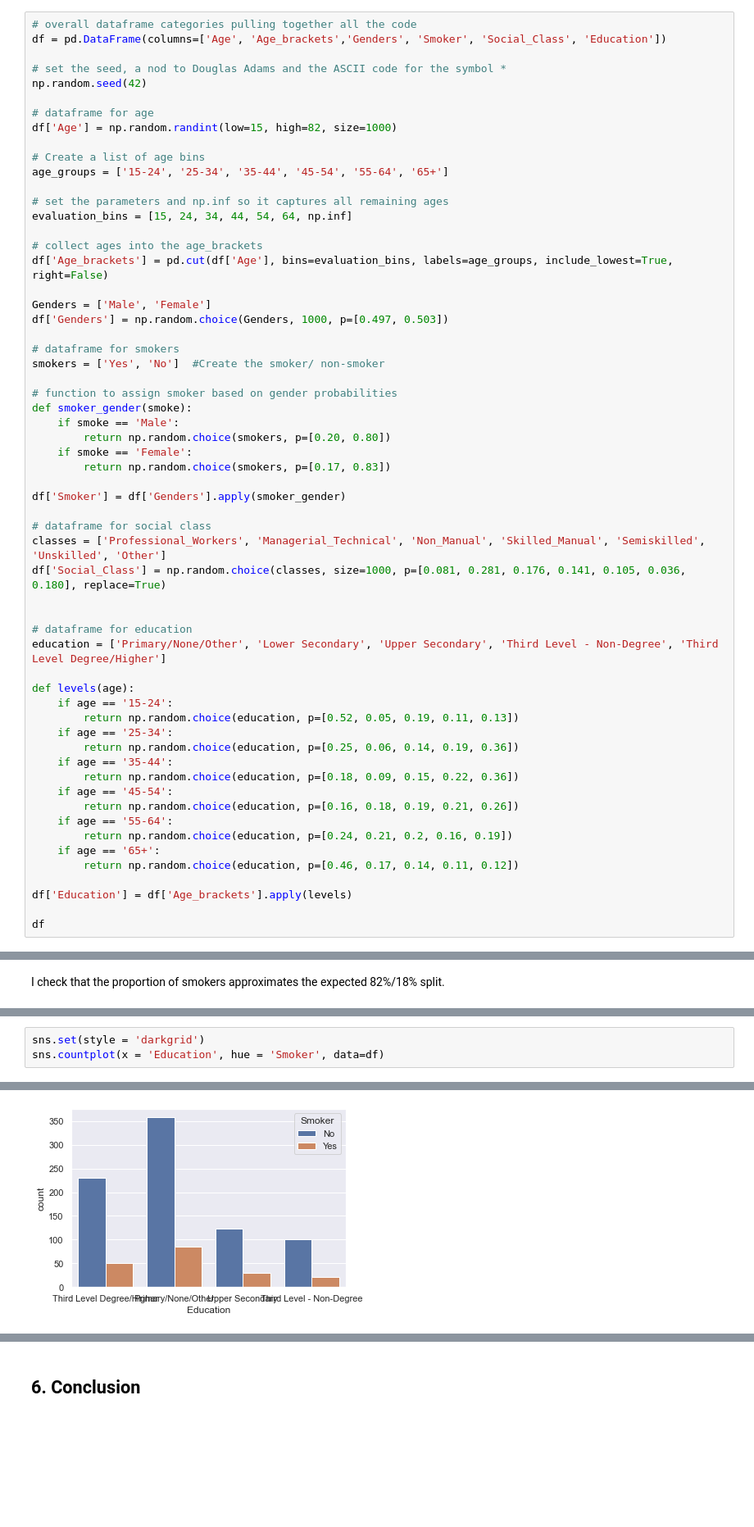
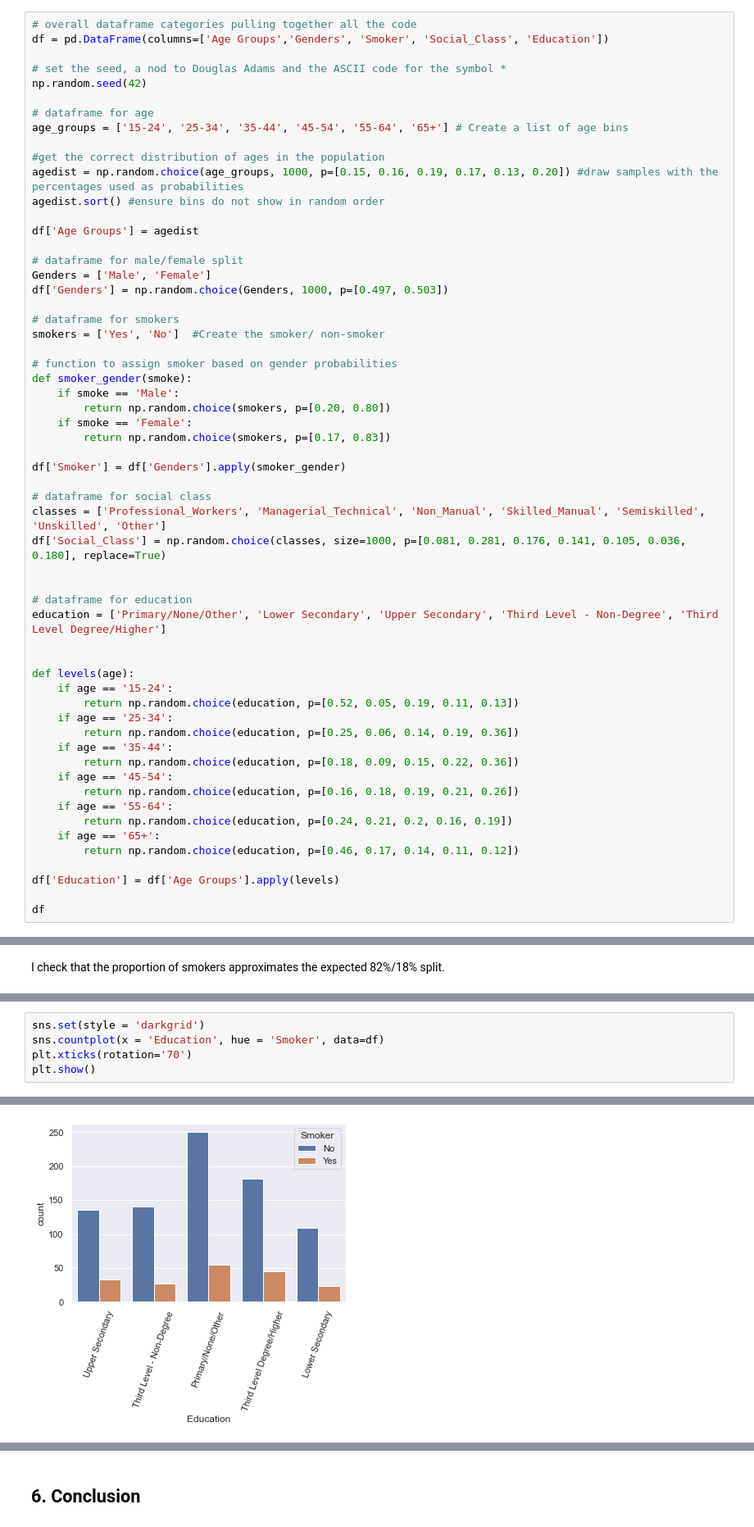
Before and after one commit to Scunnies/PfDA_Assignment, a Jupyter notebook: PfDA_Assignment.ipynb, the cells around one changed output, grey strips where cells are left out. Shown at 82% size. Saved outputs shown, nothing was run; the diff lists cells and outputs as text; blank space fills up the shorter version.

```diff
--- a/PfDA_Assignment.ipynb
+++ b/PfDA_Assignment.ipynb
@@ -150,23 +188,21 @@ I will use the following probability table from the CSO statistics to calculate
 ## 4. Coding the Dataset  <a class="anchor" id="dataset"></a>
 # %%
 # overall dataframe categories pulling together all the code
-df = pd.DataFrame(columns=['Age', 'Age_brackets','Genders', 'Smoker', 'Social_Class', 'Education'])
+df = pd.DataFrame(columns=['Age Groups','Genders', 'Smoker', 'Social_Class', 'Education'])
 
 # set the seed, a nod to Douglas Adams and the ASCII code for the symbol *
 np.random.seed(42)
 
 # dataframe for age
-df['Age'] = np.random.randint(low=15, high=82, size=1000)
+age_groups = ['15-24', '25-34', '35-44', '45-54', '55-64', '65+'] # Create a list of age bins
 
-# Create a list of age bins
-age_groups = ['15-24', '25-34', '35-44', '45-54', '55-64', '65+']
+#get the correct distribution of ages in the population
+agedist = np.random.choice(age_groups, 1000, p=[0.15, 0.16, 0.19, 0.17, 0.13, 0.20]) #draw samples with the percentages used as probabilities
+agedist.sort() #ensure bins do not show in random order
 
-# set the parameters and np.inf so it captures all remaining ages
-evaluation_bins = [15, 24, 34, 44, 54, 64, np.inf]
+df['Age Groups'] = agedist
 
-# collect ages into the age_brackets
-df['Age_brackets'] = pd.cut(df['Age'], bins=evaluation_bins, labels=age_groups, include_lowest=True, right=False)
-
+# dataframe for male/female split
 Genders = ['Male', 'Female']
 df['Genders'] = np.random.choice(Genders, 1000, p=[0.497, 0.503])
 
@@ -190,6 +226,7 @@ df['Social_Class'] = np.random.choice(classes, size=1000, p=[0.081, 0.281, 0.176
 # dataframe for education
 education = ['Primary/None/Other', 'Lower Secondary', 'Upper Secondary', 'Third Level - Non-Degree', 'Third Level Degree/Higher']
 
+
 def levels(age):
     if age == '15-24':
         return np.random.choice(education, p=[0.52, 0.05, 0.19, 0.11, 0.13])
@@ -204,7 +241,7 @@ def levels(age):
     if age == '65+':
         return np.random.choice(education, p=[0.46, 0.17, 0.14, 0.11, 0.12])
 
-df['Education'] = df['Age_brackets'].apply(levels)
+df['Education'] = df['Age Groups'].apply(levels)
 
 df
 # %% [output]
@@ -297,4 +333,6 @@ dtype: int64
 # %%
 sns.set(style = 'darkgrid')
 sns.countplot(x = 'Education', hue = 'Smoker', data=df)
+plt.xticks(rotation='70')
+plt.show()
 # %% [output]
@@ -302 +339 @@ sns.countplot(x = 'Education', hue = 'Smoker', data=df)
-[figure, old version]
+[figure, new version]
```
Also changed, not shown: parts of 25 cells of this notebook.
